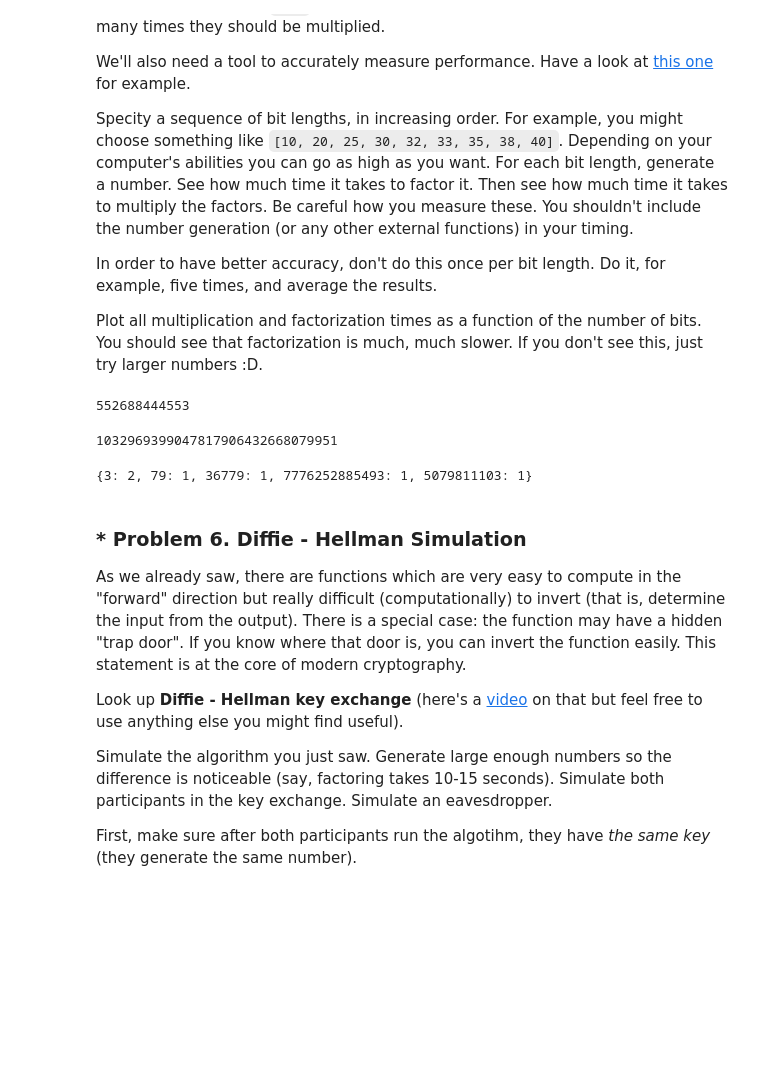
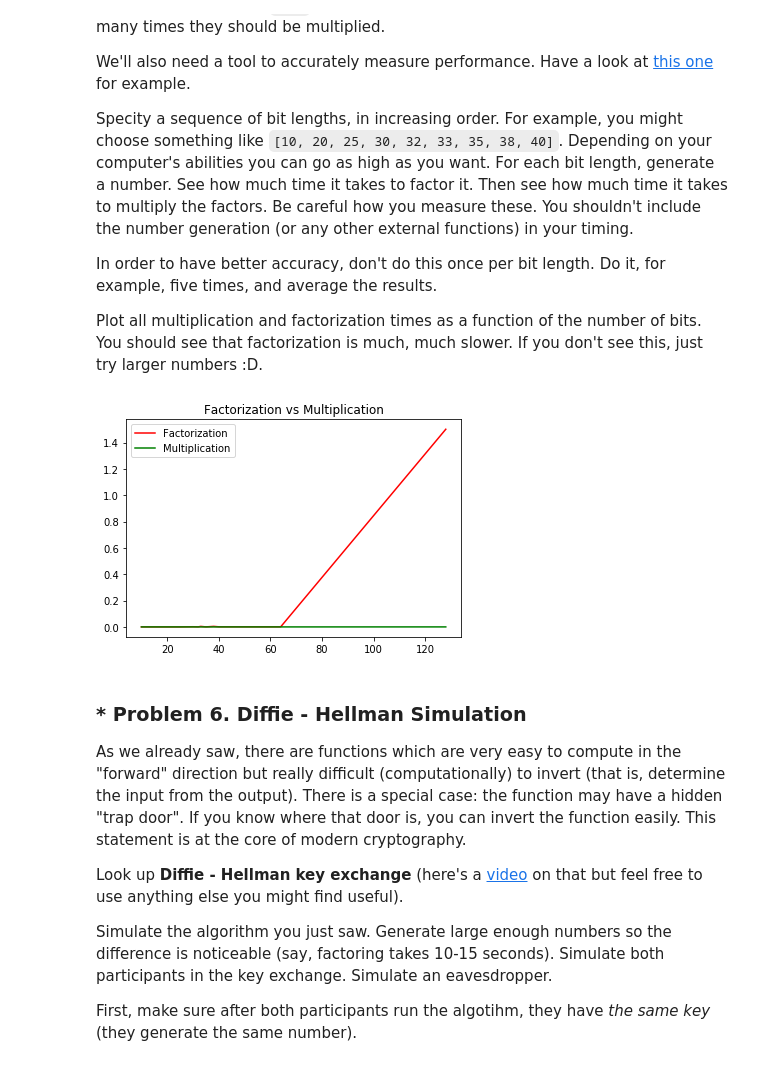
Before and after one commit to StanDimitroff/Math-Concepts, a Jupyter notebook: Basic-Algebra/Basic Algebra Exercise.ipynb, the cells around one changed output. Saved outputs shown, nothing was run; the diff lists cells and outputs as text; code cells hidden in the pictures; blank space fills up the shorter version.

```diff
--- a/Basic-Algebra/Basic Algebra Exercise.ipynb
+++ b/Basic-Algebra/Basic Algebra Exercise.ipynb
@@ -502,8 +502,11 @@ In order to have better accuracy, don't do this once per bit length. Do it, for
 
 Plot all multiplication and factorization times as a function of the number of bits. You should see that factorization is much, much slower. If you don't see this, just try larger numbers :D.
 # %%
-bit_lenghts = [10, 20, 25, 30, 32, 33, 35, 38, 40]
-random_integer = number.getRandomNBitInteger(40)
-random_integer
+n_bits = [10, 20, 25, 30, 32, 33, 35, 38, 40, 64, 128]
+f_times = []
+mul_times = []
+
+factorized = []
+
+test_factorization()
+test_multiply()
-# %% [output]
-552688444553
@@ -519,11 +535,11 @@ def multiply(factors):
-# %%
-multiply({3: 2, 79: 1, 36779: 1, 7776252885493: 1, 5079811103: 1})
-# %% [output]
-1032969399047817906432668079951
-# %%
-factorint(1032969399047817906432668079951)
-# %% [output]
-{3: 2, 79: 1, 36779: 1, 7776252885493: 1, 5079811103: 1}
+# %%
+plt.plot(n_bits, f_times, c = 'red', label = "Factorization")
+plt.plot(n_bits, mul_times, c = 'green', label = "Multiplication")
+plt.legend()
+plt.title("Factorization vs Multiplication")
+plt.show()
+# %% [output]
+[figure, added]
 # %% [markdown]
 ### * Problem 6. Diffie - Hellman Simulation
 As we already saw, there are functions which are very easy to compute in the "forward" direction but really difficult (computationally) to invert (that is, determine the input from the output). There is a special case: the function may have a hidden "trap door". If you know where that door is, you can invert the function easily. This statement is at the core of modern cryptography.
```
Also changed, not shown: parts of 2 cells of this notebook.
